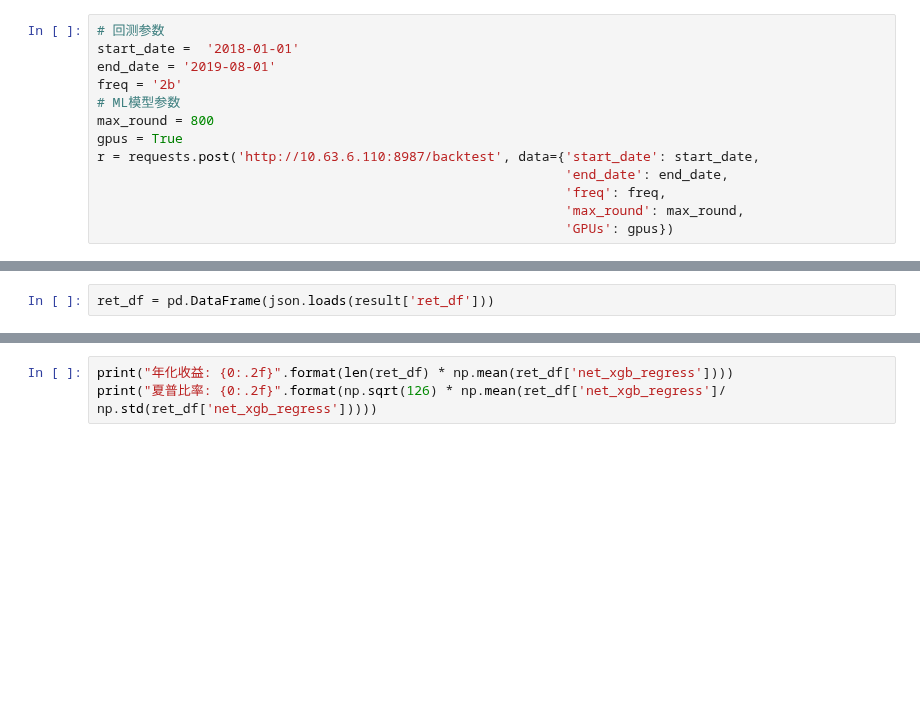
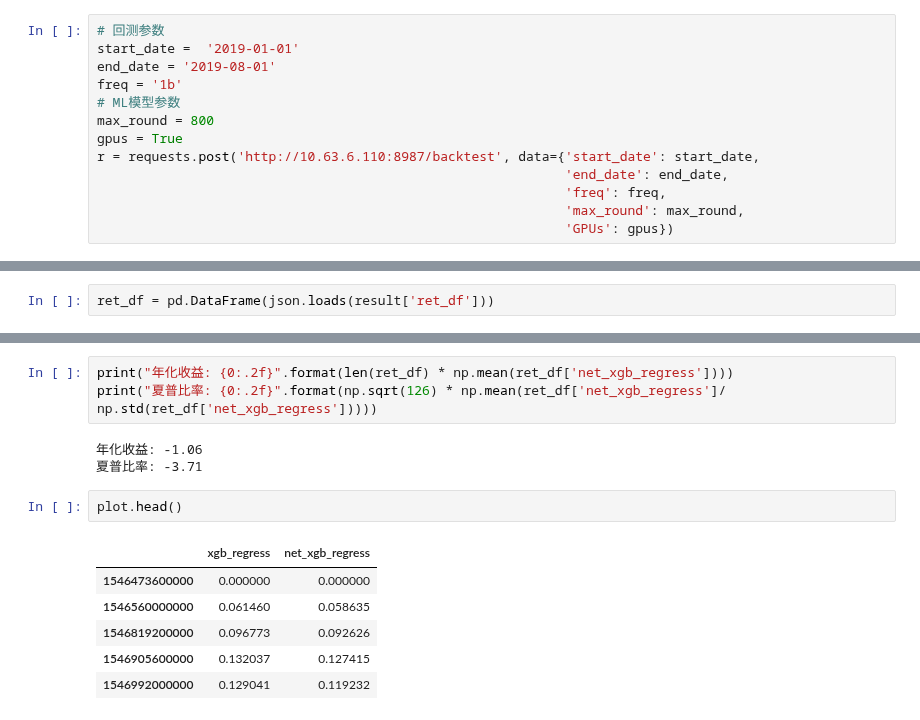
Before and after one commit to STHSF/MultiFactors, a Jupyter notebook: src/stacking/notebooks/web_request.ipynb, the cells around one changed output, grey strips where cells are left out. Cells and saved outputs as stored; diff of their text form; blank space fills up the shorter version.

```diff
--- a/src/stacking/notebooks/web_request.ipynb
+++ b/src/stacking/notebooks/web_request.ipynb
@@ -8,9 +8,9 @@ from example.commons import Collector
 from pyecharts.charts import Line
 # %%
 # 回测参数
-start_date =  '2018-01-01'
+start_date =  '2019-01-01'
 end_date = '2019-08-01'
-freq = '2b'
+freq = '1b'
 # ML模型参数
 max_round = 800
 gpus = True
@@ -61,3 +65,15 @@ line_chart.render_notebook()
 # %%
 print("年化收益: {0:.2f}".format(len(ret_df) * np.mean(ret_df['net_xgb_regress'])))
 print("夏普比率: {0:.2f}".format(np.sqrt(126) * np.mean(ret_df['net_xgb_regress']/ np.std(ret_df['net_xgb_regress']))))
+# %% [output]
+年化收益: -1.06
+夏普比率: -3.71
+# %%
+plot.head()
+# %% [output]
+|  | xgb_regress | net_xgb_regress |
+| 1546473600000 | 0.000000 | 0.000000 |
+| 1546560000000 | 0.061460 | 0.058635 |
+| 1546819200000 | 0.096773 | 0.092626 |
+| 1546905600000 | 0.132037 | 0.127415 |
+| 1546992000000 | 0.129041 | 0.119232 |
```
Also changed, not shown: parts of 3 cells of this notebook.
